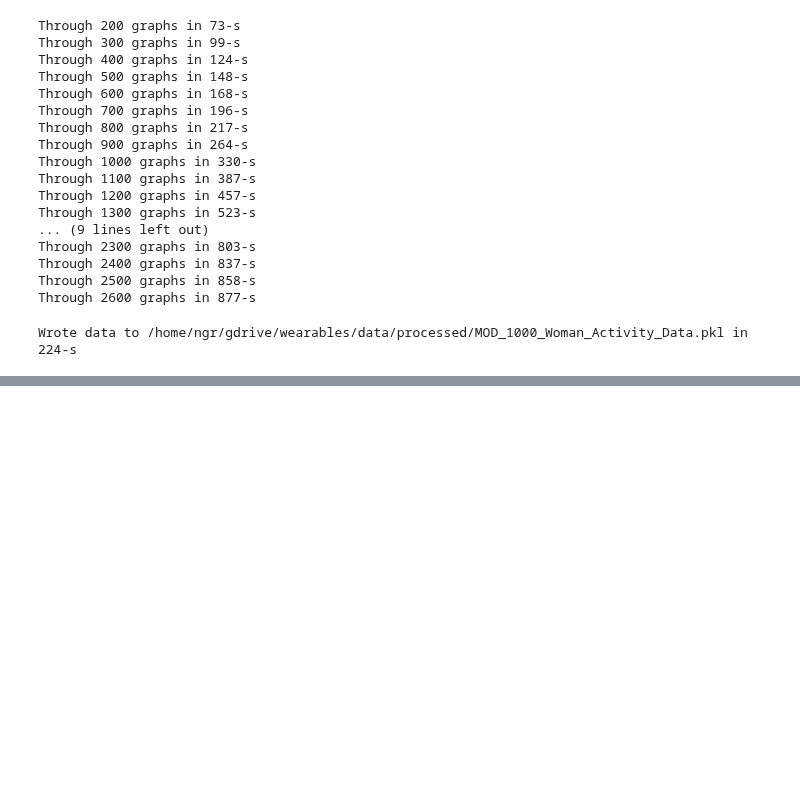
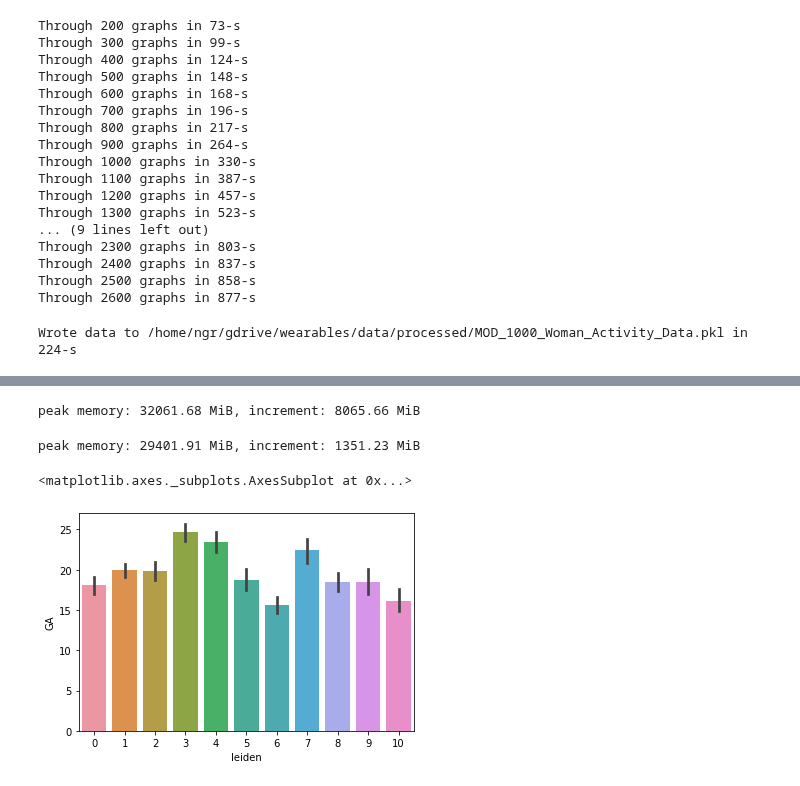
Before and after one commit to nealgravindra/wearables, a Jupyter notebook: notebooks/viz_data.ipynb, the cells around one changed output, grey strips where cells are left out. Saved outputs shown, nothing was run; the diff lists cells and outputs as text; code cells hidden in the pictures; blank space fills up the shorter version.

```diff
--- a/notebooks/viz_data.ipynb
+++ b/notebooks/viz_data.ipynb
@@ -137,7 +142,7 @@ def ystr2df(y):
         pid_i, GA_i, female_i = yy.split('-')
         pid.append(pid_i)
         GA.append(int(GA_i))
-        female.append(int(female_i))
+        female.append(np.nan if female_i=='NA' else int(female_i))
     dt = pd.DataFrame({'pid':pid, 'GA':GA, 'female':female})
     return dt
 # %%
@@ -146,0 +158,5 @@ pkl_that({'y':md, 'X':X}, '/home/ngr/gdrive/wearables/data/processed/MOD1k_GAact
+# %%
+%%memit
+Xdense = X.to_dense()
+# %% [output]
+peak memory: 32061.68 MiB, increment: 8065.66 MiB
@@ -146,0 +166,5 @@ pkl_that({'y':md, 'X':X}, '/home/ngr/gdrive/wearables/data/processed/MOD1k_GAact
+# %%
+%%memit
+adata = sc.AnnData(X=Xdense.numpy(), obs=md)
+# %% [output]
+peak memory: 29401.91 MiB, increment: 1351.23 MiB
@@ -146,0 +176,10 @@ pkl_that({'y':md, 'X':X}, '/home/ngr/gdrive/wearables/data/processed/MOD1k_GAact
+# %%
+# add feature of how many zeros are padded\
+idx = X.coalesce().indices()
+dt = pd.DataFrame({'i':idx[0, :].numpy(), 'j':idx[1, :].numpy()})
+adata.obs['n_timepoints'] = dt.groupby('i').max().reset_index()['j'].to_list()
+# %%
+sns.barplot(x='leiden', y='GA', data=adata.obs)
+# %% [output]
+<matplotlib.axes._subplots.AxesSubplot at 0x...>
+[figure, added]
```
Also changed, not shown: parts of 28 cells of this notebook.
